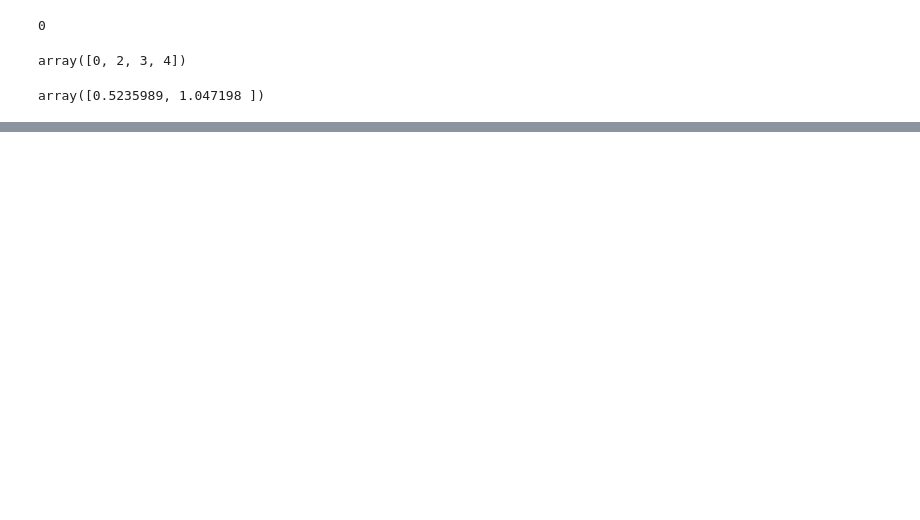
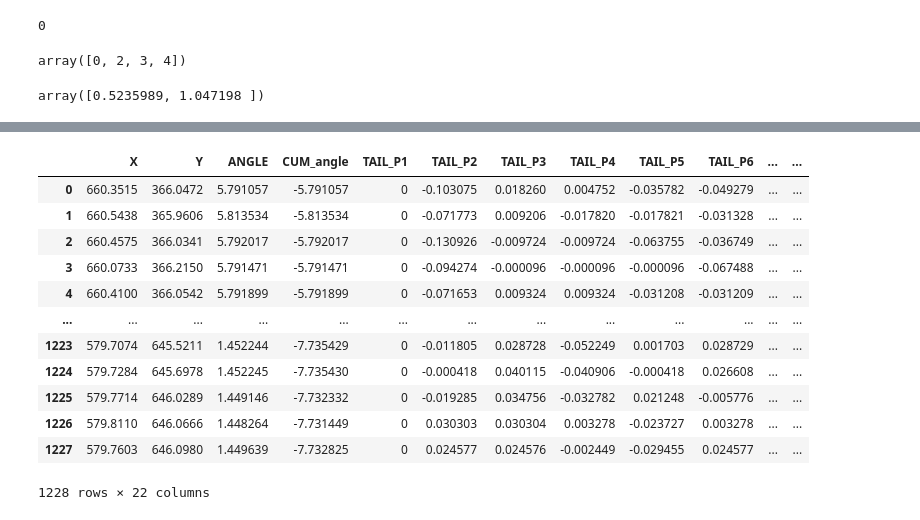
Before and after one commit to katarzyna-kupczyk/prey_capture, a Jupyter notebook: notebooks/data_exploration.ipynb, the cells around one changed output, grey strips where cells are left out. Drawn from its saved outputs; the diff is of its cells as text; code cells hidden in the pictures; blank space fills up the shorter version.

```diff
--- a/notebooks/data_exploration.ipynb
+++ b/notebooks/data_exploration.ipynb
@@ -53,0 +167,10 @@ fig
+# %%
+data = pd.read_csv('../raw_data/xy_hct_eyes_time2.csv')
+
+parameter_space = ['STIM_type','SIZE_dot','DIST_dot','AMPL_rot','SPEED_rot','LUM_dot','BGLUM']
+needed_params = [param for param in parameter_space if len(data[param].unique())>1]
+
+final_dict = {f'{needed_params[0]}_{param0}':{f'{needed_params[1]}_{param1}':{f'{needed_params[2]}_{param2}':[] \
+                    for param2 in data[needed_params[2]].unique()}
+                    for param1 in data[needed_params[1]].unique()}
+                    for param0 in data[needed_params[0]].unique()}
@@ -53,0 +179,7 @@ fig
+# %%
+needed_params = ['STIM_type', 'AMPL_rot','SIZE_dot']
+final_dict = {f'{needed_params[0]}_{param0}':{f'{needed_params[1]}_{param1}':{f'{needed_params[2]}_{param2}':[] \
+                    for param2 in data[needed_params[2]].unique()}
+                    for param1 in data[needed_params[1]].unique()}
+                    for param0 in data[needed_params[0]].unique()}
+final_dict
@@ -53,0 +416,16 @@ fig
+# %%
+stim
+# %% [output]
+|  | X | Y | ANGLE | CUM_angle | TAIL_P1 | TAIL_P2 | TAIL_P3 | TAIL_P4 | TAIL_P5 | TAIL_P6 | ... | ... |
+| 0 | 660.3515 | 366.0472 | 5.791057 | -5.791057 | 0 | -0.103075 | 0.018260 | 0.004752 | -0.035782 | -0.049279 | ... | ... |
+| 1 | 660.5438 | 365.9606 | 5.813534 | -5.813534 | 0 | -0.071773 | 0.009206 | -0.017820 | -0.017821 | -0.031328 | ... | ... |
+| 2 | 660.4575 | 366.0341 | 5.792017 | -5.792017 | 0 | -0.130926 | -0.009724 | -0.009724 | -0.063755 | -0.036749 | ... | ... |
+| 3 | 660.0733 | 366.2150 | 5.791471 | -5.791471 | 0 | -0.094274 | -0.000096 | -0.000096 | -0.000096 | -0.067488 | ... | ... |
+| 4 | 660.4100 | 366.0542 | 5.791899 | -5.791899 | 0 | -0.071653 | 0.009324 | 0.009324 | -0.031208 | -0.031209 | ... | ... |
+| ... | ... | ... | ... | ... | ... | ... | ... | ... | ... | ... | ... | ... |
+| 1223 | 579.7074 | 645.5211 | 1.452244 | -7.735429 | 0 | -0.011805 | 0.028728 | -0.052249 | 0.001703 | 0.028729 | ... | ... |
+| 1224 | 579.7284 | 645.6978 | 1.452245 | -7.735430 | 0 | -0.000418 | 0.040115 | -0.040906 | -0.000418 | 0.026608 | ... | ... |
+| 1225 | 579.7714 | 646.0289 | 1.449146 | -7.732332 | 0 | -0.019285 | 0.034756 | -0.032782 | 0.021248 | -0.005776 | ... | ... |
+| 1226 | 579.8110 | 646.0666 | 1.448264 | -7.731449 | 0 | 0.030303 | 0.030304 | 0.003278 | -0.023727 | 0.003278 | ... | ... |
+| 1227 | 579.7603 | 646.0980 | 1.449639 | -7.732825 | 0 | 0.024577 | 0.024576 | -0.002449 | -0.029455 | 0.024577 | ... | ... |
+1228 rows × 22 columns
```
Also changed, not shown: parts of 14 cells of this notebook, 7 other files.
